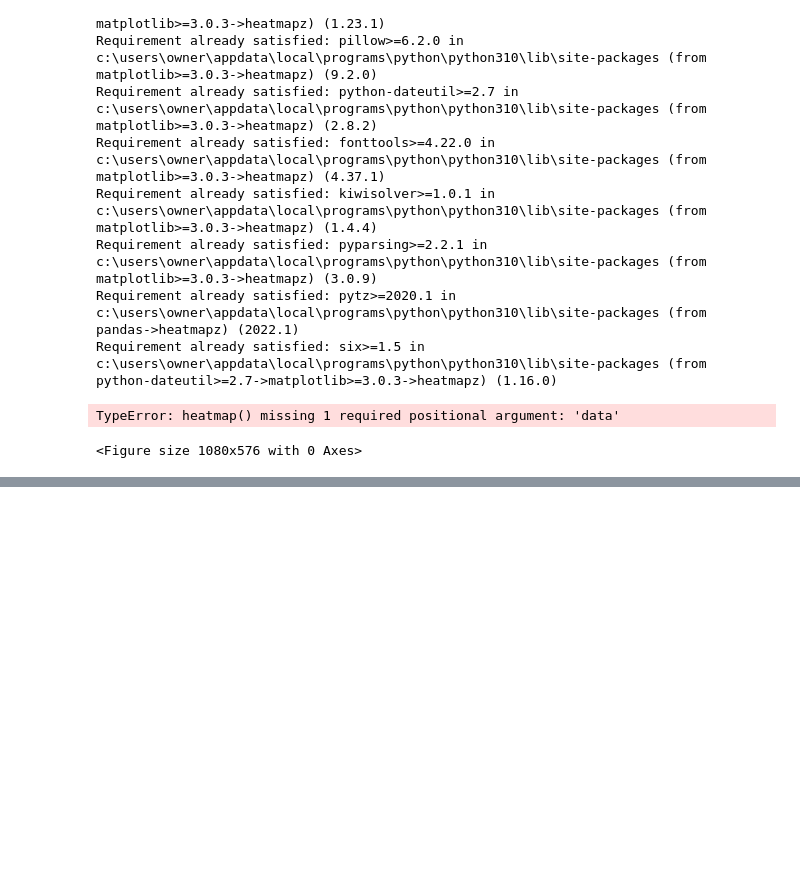
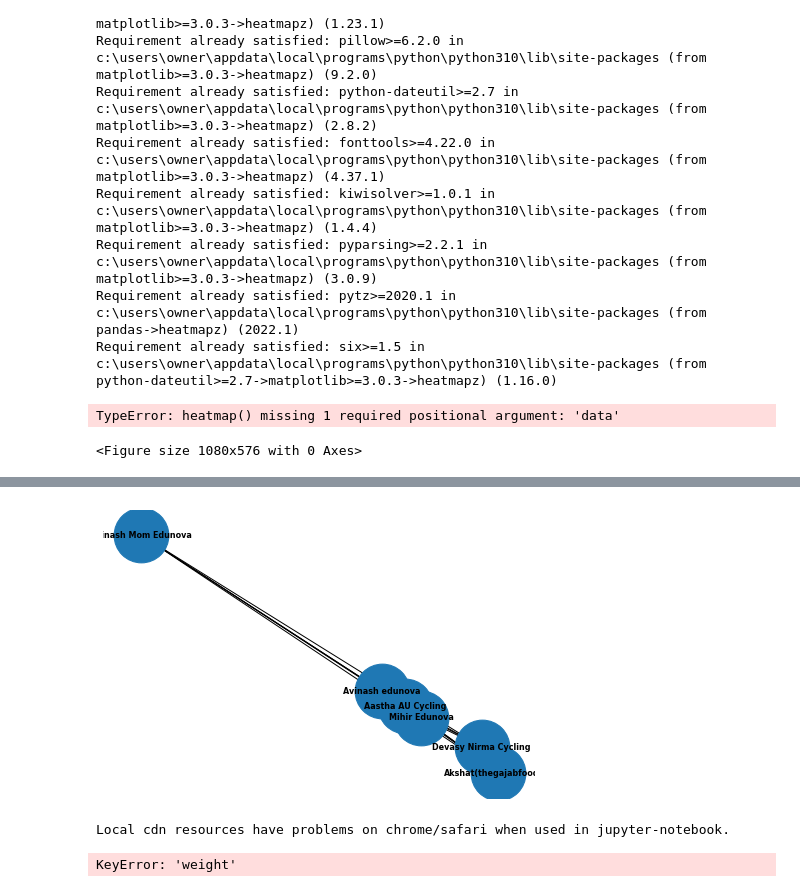
Before and after one commit to Devasy23/WhatsappChat_analysis, a Jupyter notebook: test1.ipynb, the cells around one changed output, grey strips where cells are left out. Saved outputs shown, nothing was run; the diff lists cells and outputs as text; code cells hidden in the pictures; blank space fills up the shorter version.

```diff
--- a/test1.ipynb
+++ b/test1.ipynb
@@ -325,0 +416,13 @@ TypeError: heatmap() missing 1 required positional argument: 'data'
+# %%
+df12 = pd.DataFrame(dict)
+distance = dict['dist']
+
+# normalize the distance
+mini = np.min(distance)
+maxi = np.max(distance)
+
+
+# z score
+df12 = df12.assign(dist_norm = 1 - (df12['dist'] - np.mean(distance))/np.std(distance))
+
+df12
@@ -325,0 +447,27 @@ TypeError: heatmap() missing 1 required positional argument: 'data'
+# %%
+# add the normalized distance to the graph
+for i in range(len(df12)):
+    G.add_edge(df12['s1'][i], df12['s2'][i], weight=df12['dist_norm'][i]*5)
+
+# Set the layout and draw the graph
+# set initial positions of nodes to 0,0
+pos = nx.spring_layout(G, dim = 2, seed = 42)
+nx.draw(G, pos, with_labels=True, node_size=3000, font_size=8, font_weight='bold')
+# Display the graph
+plt.show()
+# %% [output]
+[figure, added]
+# %%
+from pyvis.network import Network
+
+# create vis network
+
+net = Network(notebook=True)
+# load the networkx graph
+
+net.from_nx(G)
+# show
+net.show("example.html")
+# %% [output]
+Local cdn resources have problems on chrome/safari when used in jupyter-notebook.
+KeyError: 'weight'
```
Also changed, not shown: parts of 5 cells of this notebook, 3 other files.
